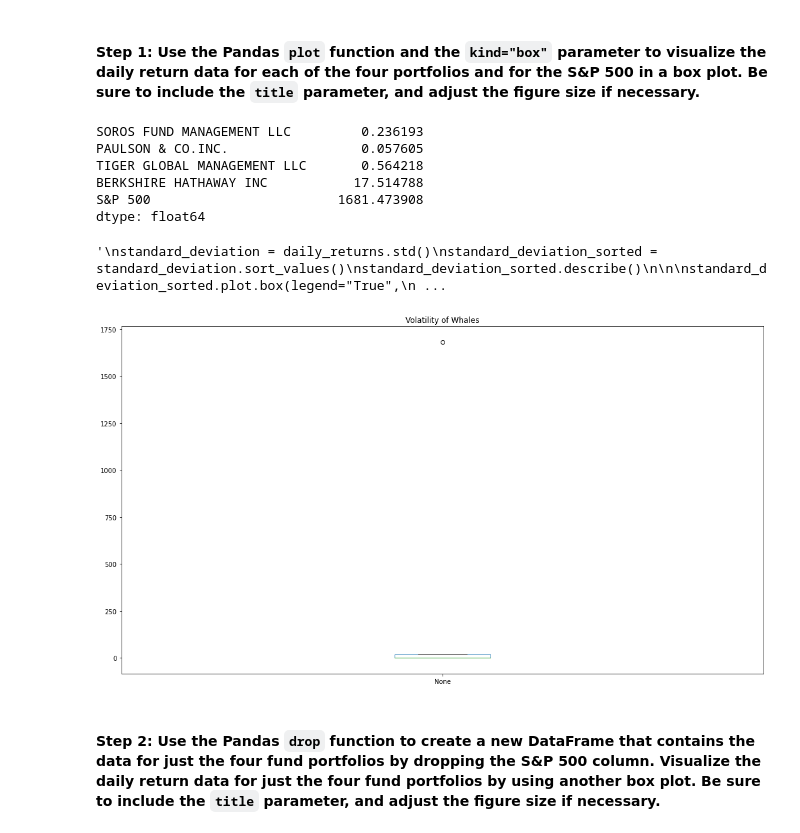
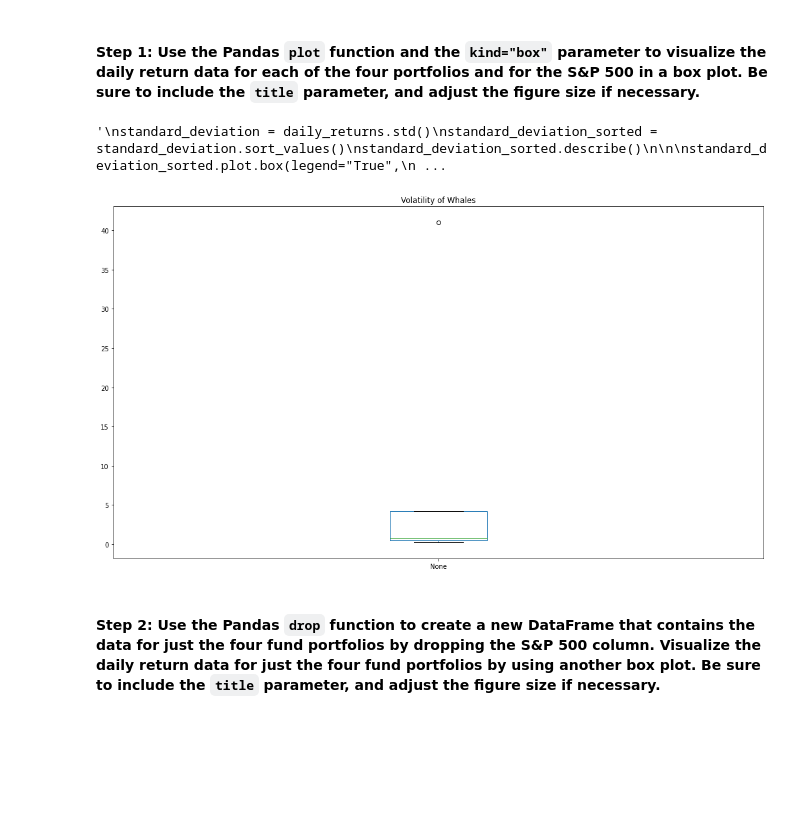
Before and after one commit to madhugirl/Whale-Investment-Opp, a Jupyter notebook: risk_return_analysis.ipynb, the cells around one changed output. Drawn from its saved outputs; the diff is of its cells as text; code cells hidden in the pictures; blank space fills up the shorter version.

```diff
--- a/risk_return_analysis.ipynb
+++ b/risk_return_analysis.ipynb
@@ -241,35 +241,33 @@ Analyze the volatility of each of the four fund portfolios and of the S&P 500 In
 # %%
 # Use the daily return data to create box plots to visualize the volatility of the 4 funds and the S&P 500
 # Include a title parameter and adjust the figure size
 
-variance = daily_returns.var()
-variance.plot(kind='box', figsize=(18,10), title="Volatility of Whales")
+#  WHICH FUNCTION DO I USE TO CALULATE VOLATILITY?
 
+standard_deviation = daily_returns.std()
+#variance = daily_returns.var()
+#daily_returns.plot(kind='box', figsize=(18,10), title="Volatility of Whales")
+#daily_returns.plot.box(figsize=(18,10), title="Volatility of Whales")
+standard_deviation.plot.box(figsize=(18,10), title="Volatility of Whales")
 #variance.plot(variance=variance)
 #variance.legend(["SOROS FUND MANAGEMENT", "PAUSON & CO INC", "TIGER GLOBAL MANAGEMENT LLC", "BERKSHIRE HATHAWAY INC", "S&P 500"]
-print(variance)
+#print(standard_deviation)
 
 
 """
 standard_deviation = daily_returns.std()
 standard_deviation_sorted = standard_deviation.sort_values()
 standard_deviation_sorted.describe()
 
 
 standard_deviation_sorted.plot.box(legend="True",
     figsize=(18,10),
     title="Volatility of Whales plus sp500")
 
 """
 # %% [output]
-SOROS FUND MANAGEMENT LLC         0.236193
-PAULSON & CO.INC.                 0.057605
-TIGER GLOBAL MANAGEMENT LLC       0.564218
-BERKSHIRE HATHAWAY INC           17.514788
-S&P 500                        1681.473908
-dtype: float64
+'\nstandard_deviation = daily_returns.std()\nstandard_deviation_sorted = standard_deviation.sort_values()\nstandard_deviation_sorted.describe()\n\n\nstandard_deviation_sorted.plot.box(legend="True",\n ...
-'\nstandard_deviation = daily_returns.std()\nstandard_deviation_sorted = standard_deviation.sort_values()\nstandard_deviation_sorted.describe()\n\n\nstandard_deviation_sorted.plot.box(legend="True",\n ...
-[figure, old version]
+[figure, new version]
 # %% [markdown]
 #### Step 2: Use the Pandas `drop` function to create a new DataFrame that contains the data for just the four fund portfolios by dropping the S&P 500 column. Visualize the daily return data for just the four fund portfolios by using another box plot. Be sure to include the `title` parameter, and adjust the figure size if necessary.
 # %%
```
